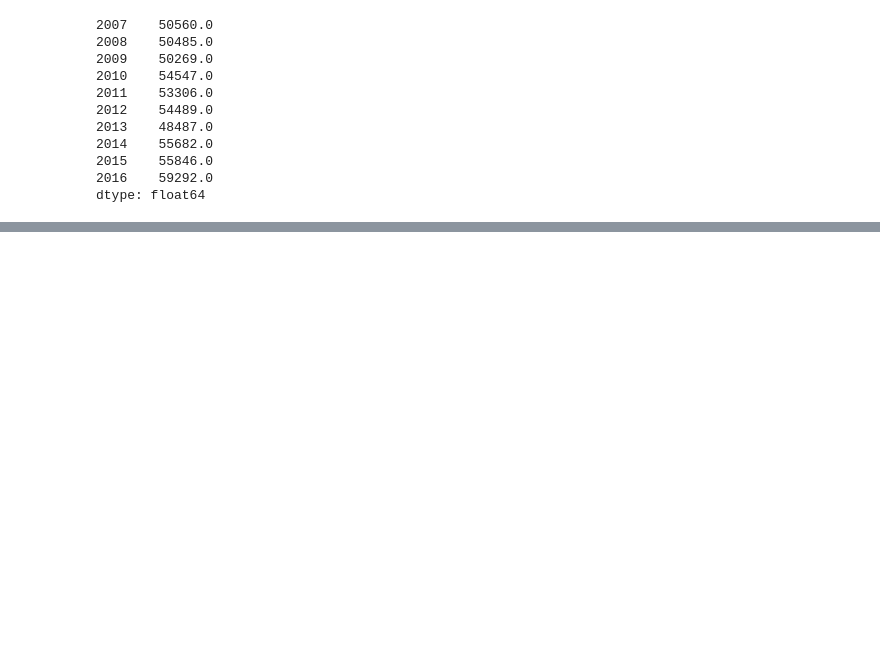
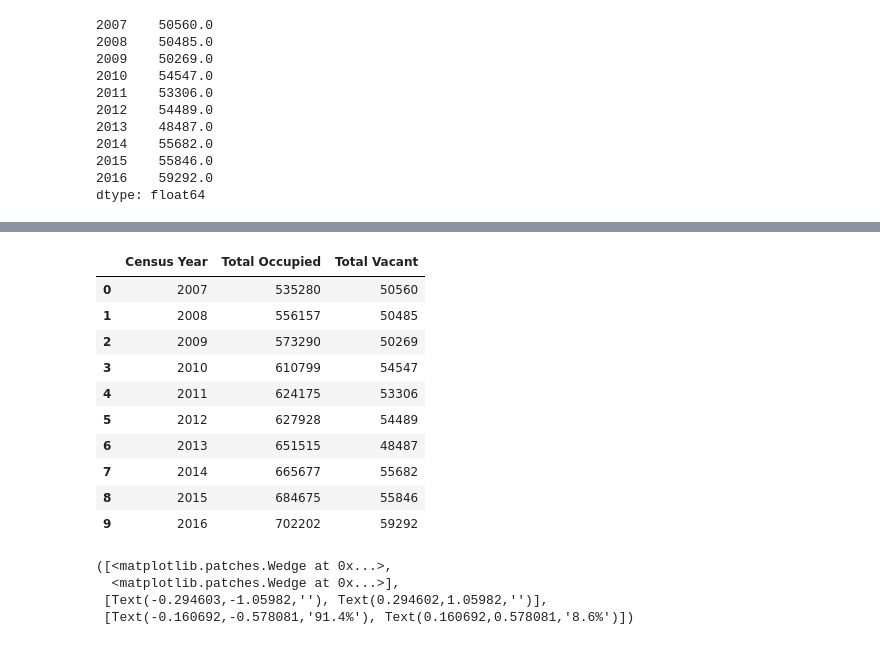
Before and after one commit to Umu2509/test_branching, a Jupyter notebook: total_housing_vs_occupied_vs_vacant.ipynb, the cells around one changed output, grey strips where cells are left out. Saved outputs shown, nothing was run; the diff lists cells and outputs as text; code cells hidden in the pictures; blank space fills up the shorter version.

```diff
--- a/total_housing_vs_occupied_vs_vacant.ipynb
+++ b/total_housing_vs_occupied_vs_vacant.ipynb
@@ -142,0 +137,26 @@ plt.savefig("Saved_Pngs/total_occupancy_bar_chart.png")
+# %%
+#remove unnecessary stuff for plotting
+total_occupied_clean = total_occupied_vacant_df.drop(["Total Units"], axis = 1)
+total_occupied_clean
+# %% [output]
+|  | Census Year | Total Occupied | Total Vacant |
+| 0 | 2007 | 535280 | 50560 |
+| 1 | 2008 | 556157 | 50485 |
+| 2 | 2009 | 573290 | 50269 |
+| 3 | 2010 | 610799 | 54547 |
+| 4 | 2011 | 624175 | 53306 |
+| 5 | 2012 | 627928 | 54489 |
+| 6 | 2013 | 651515 | 48487 |
+| 7 | 2014 | 665677 | 55682 |
+| 8 | 2015 | 684675 | 55846 |
+| 9 | 2016 | 702202 | 59292 |
+# %%
+#setup values for 2007 occupied vs vacant
+values = [535280,50560]
+labels = ["Occupied" , "Vacant"]
+plt.pie(values,autopct='%1.1f%%' , startangle=90 )
+# %% [output]
+([<matplotlib.patches.Wedge at 0x...>,
+  <matplotlib.patches.Wedge at 0x...>],
+ [Text(-0.294603,-1.05982,''), Text(0.294602,1.05982,'')],
+ [Text(-0.160692,-0.578081,'91.4%'), Text(0.160692,0.578081,'8.6%')])
```
Also changed, not shown: parts of 15 cells of this notebook.
